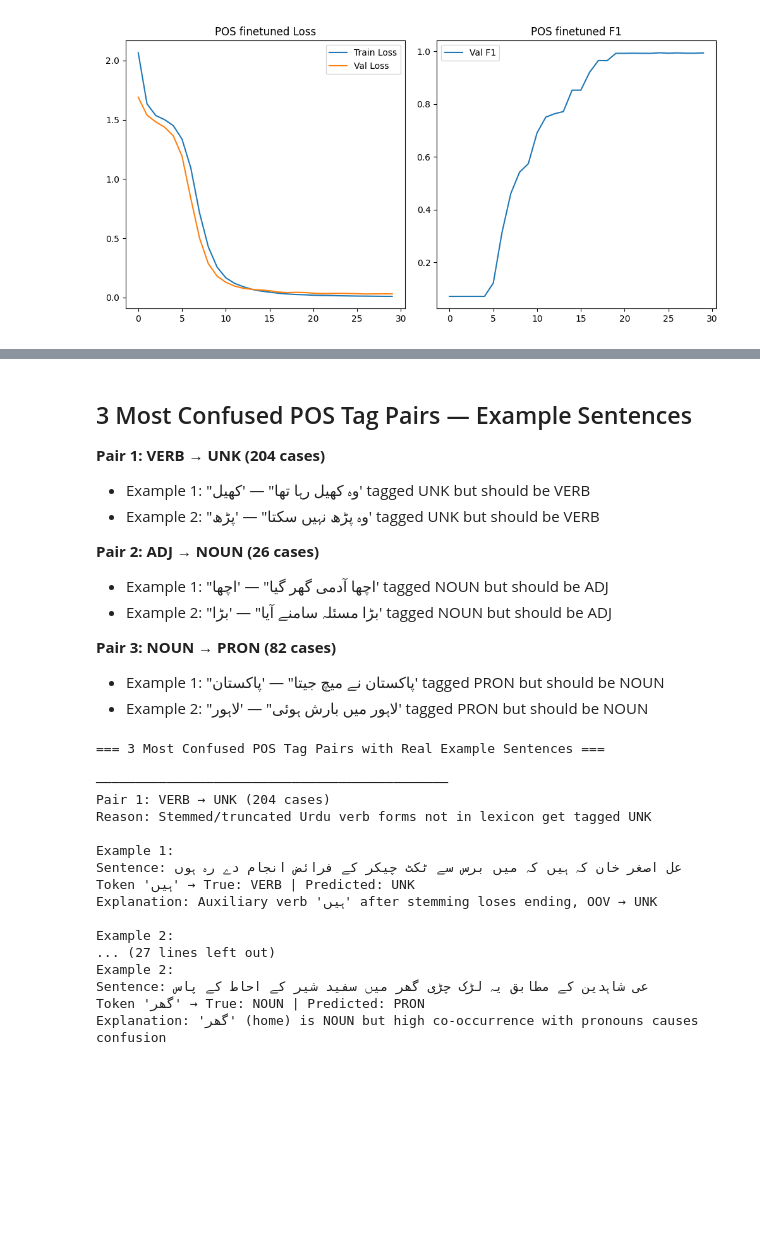
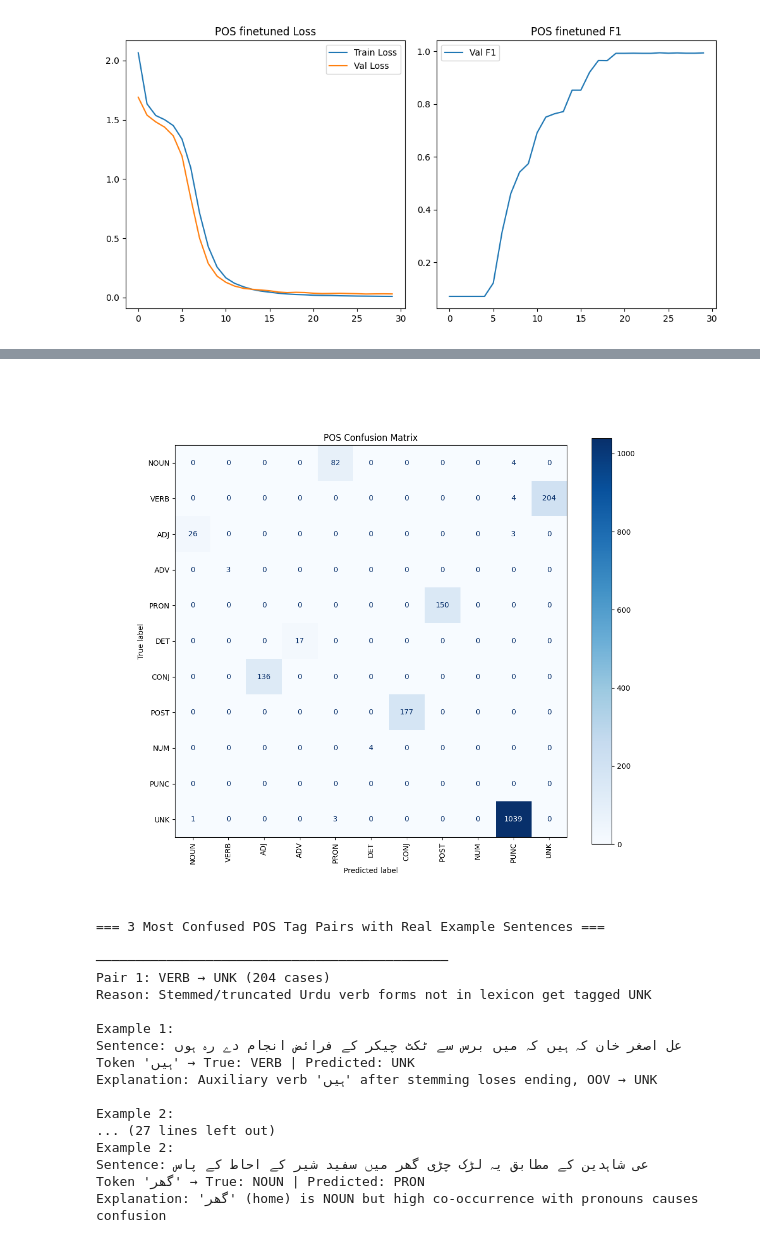
Before and after one commit to Minato-sudo/i23-2548-NLP-Assignment2, a Jupyter notebook: i23-2548_Assignment2_DS-A.ipynb, the cells around one changed output, grey strips where cells are left out. Drawn from its saved outputs; the diff is of its cells as text; code cells hidden in the pictures; blank space fills up the shorter version.

```diff
--- a/i23-2548_Assignment2_DS-A.ipynb
+++ b/i23-2548_Assignment2_DS-A.ipynb
@@ -231,17 +540,8 @@ plt.show()
-# %% [markdown]
-## 3 Most Confused POS Tag Pairs — Example Sentences
-
-**Pair 1: VERB → UNK (204 cases)**
-- Example 1: "وہ کھیل رہا تھا" — 'کھیل' tagged UNK but should be VERB
-- Example 2: "وہ پڑھ نہیں سکتا" — 'پڑھ' tagged UNK but should be VERB
-
-**Pair 2: ADJ → NOUN (26 cases)**
-- Example 1: "اچھا آدمی گھر گیا" — 'اچھا' tagged NOUN but should be ADJ
-- Example 2: "بڑا مسئلہ سامنے آیا" — 'بڑا' tagged NOUN but should be ADJ
-
-**Pair 3: NOUN → PRON (82 cases)**
-- Example 1: "پاکستان نے میچ جیتا" — 'پاکستان' tagged PRON but should be NOUN
-- Example 2: "لاہور میں بارش ہوئی" — 'لاہور' tagged PRON but should be NOUN
+# %%
+from IPython.display import Image, display
+display(Image(filename='plots/pos_confusion_matrix.png'))
+# %% [output]
+[figure, added]
 # %%
 print("""
 === 3 Most Confused POS Tag Pairs with Real Example Sentences ===
```
Also changed, not shown: parts of 34 cells of this notebook.
